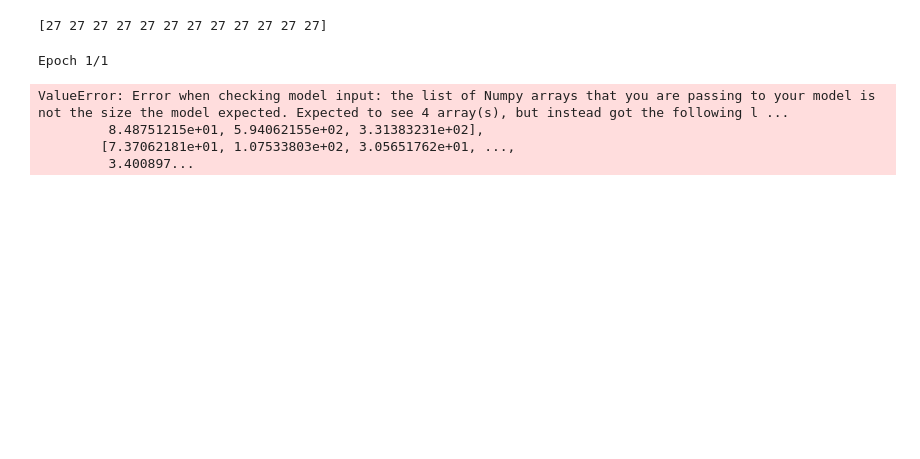
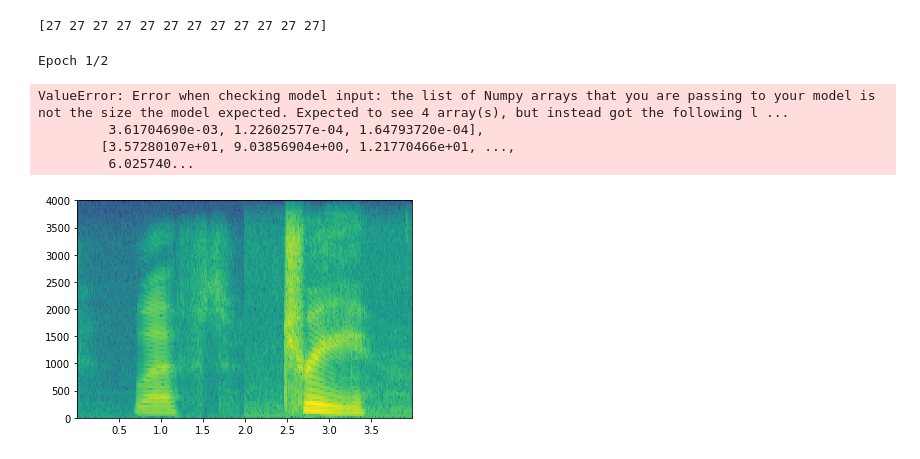
Before and after one commit to isro01/conversational_bot, a Jupyter notebook: data_gen_aud_aug.ipynb, the cells around one changed output. Drawn from its saved outputs; the diff is of its cells as text; code cells hidden in the pictures; blank space fills up the shorter version.

```diff
--- a/data_gen_aud_aug.ipynb
+++ b/data_gen_aud_aug.ipynb
@@ -482,6 +500,6 @@ class CTC():
 def ctc(y_true, y_pred):
     return y_pred
 # %%
-sr_ctc = CTC((32,101,398,1), 12)
+sr_ctc = CTC((101,398), 12)
 sr_ctc.build()
 # %% [output]
@@ -501,13 +536,17 @@ print(labels_train)
 # %% [output]
 [27 27 27 27 27 27 27 27 27 27 27 27]
 # %%
-sr_ctc.m.fit_generator(generator=training_generator,
-                    validation_data=validation_generator,
-                    use_multiprocessing=True,
-                    workers=4)
+# sr_ctc.m.fit_generator(generator=training_generator,
+#                     validation_data=validation_generator,
+#                     use_multiprocessing=True,
+#                     workers=4)
+#                        )
+
+sr_ctc.m.fit_generator(training_generator, epochs=2)
 # %% [output]
-Epoch 1/1
+Epoch 1/2
 ValueError: Error when checking model input: the list of Numpy arrays that you are passing to your model is not the size the model expected. Expected to see 4 array(s), but instead got the following l ...
-         8.48751215e+01, 5.94062155e+02, 3.31383231e+02],
-        [7.37062181e+01, 1.07533803e+02, 3.05651762e+01, ...,
-         3.400897...
+         3.61704690e-03, 1.22602577e-04, 1.64793720e-04],
+        [3.57280107e+01, 9.03856904e+00, 1.21770466e+01, ...,
+         6.025740...
+[figure, added]
```
Also changed, not shown: parts of 5 cells of this notebook.
